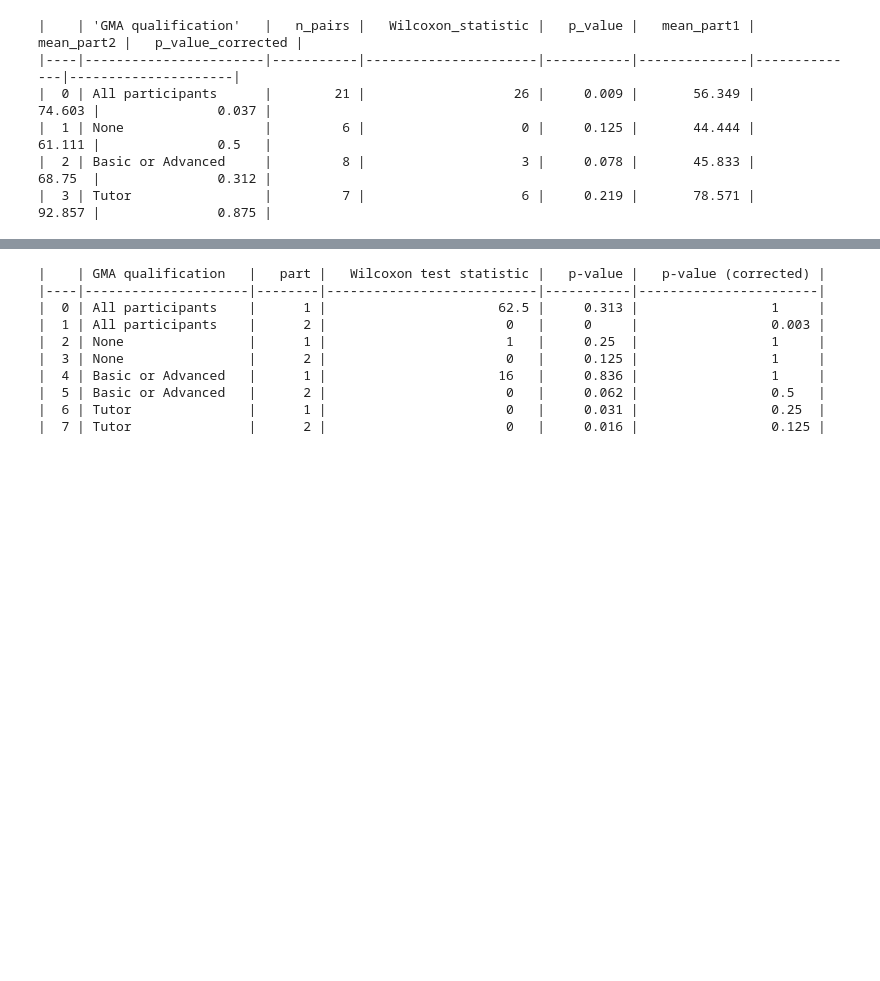
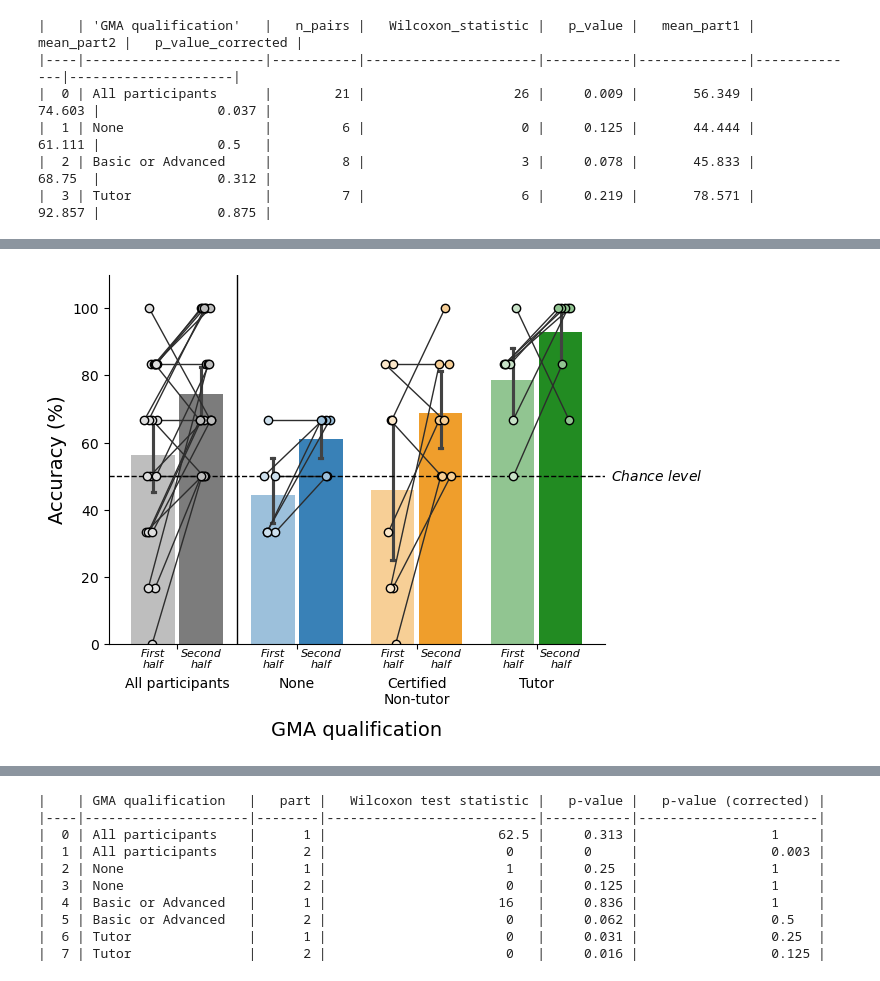
Before and after one commit to kpatsis97/GMA_skeleton_rater, a Jupyter notebook: analysis.ipynb, the cells around one changed output, grey strips where cells are left out. Drawn from its saved outputs; the diff is of its cells as text; code cells hidden in the pictures; blank space fills up the shorter version.

```diff
--- a/analysis.ipynb
+++ b/analysis.ipynb
@@ -1074,0 +1096,13 @@ plt.show()
+# %%
+def lighten_color(color, amount=0.5):
+    """
+    Lightens the given color by mixing it with white.
+    amount=0 returns the original color,
+    amount=1 returns white.
+    """
+    try:
+        c = mcolors.to_rgb(color)
+    except ValueError:
+        c = color[:3]  # if RGBA tuple
+
+    return tuple(1 - (1 - channel) * (1 - amount) for channel in c) + (1.0,)
@@ -1074,0 +1136,80 @@ plt.show()
+# %%
+palette = {'All participants': "#7c7c7c", 'None': "#3981B7", 'Basic or Advanced': "#EF9E2C", 'Tutor': 'forestgreen', }# "#ad6af4"
+# %%
+import matplotlib.patches as mpatches
+
+palette_long = [palette[group] if i == 2 else lighten_color(palette[group]) for group in palette for i in [1, 2]]
+
+# ---- barplot ----
+ax = sns.barplot(data = df_parts_all, y='Accuracy', x = 'GMA qualification', hue='part', capsize=0.05, gap=0.1, legend = False)
+
+# sort patches in hopes that color map can also be sorted and then scatter plot will be correct color
+patch_df = pd.DataFrame(list(ax.patches), columns=['patch'])
+patch_df['x'] = patch_df['patch'].apply(lambda x:x.get_x())
+patch_df['height'] = patch_df['patch'].apply(lambda x:x.get_height())
+patch_df = patch_df[patch_df['height']>0]
+patch_df.sort_values(by = 'x', inplace = True)
+
+for i, patch in enumerate(patch_df['patch'].values):
+    patch.set_facecolor(palette_long[i])
+
+# ---- scatter plot with joining lines for each participant ----
+x_pos = {subgroups[0]: 0, subgroups[1]: 1, subgroups[2]: 2, subgroups[3]: 3}
+
+for id, exp in df_parts_all[['ID', 'GMA qualification']].drop_duplicates().values:
+    df_temp = df_parts_all[(df_parts_all['ID'] == id) & (df_parts_all['GMA qualification'] == exp)]
+    x = [x_pos[exp] - width/2 - 0.05 + np.random.uniform(-0.06, 0.06),
+         x_pos[exp] + width/2 + 0.05 + np.random.uniform(-0.06, 0.06)]
+
+    ax.plot(x, df_temp['Accuracy'], linewidth=1, color ="#2D2D2D")
+    for i in [0, 1]:
+        ax.scatter(x[i], df_temp['Accuracy'].iloc[i], color=lighten_color(palette_long[x_pos[exp]*2+i]), edgecolors='k', zorder=10)
+
+text = ['First\nhalf', 'Second\nhalf']*4
+for i, x_pos in enumerate(patch_df['x'].values):
+    ax.text(x_pos+patch_df['patch'][0].get_width()/2, y=-7, s = text[i], fontsize = 8, horizontalalignment='center', style = 'italic')
+
+
+# ---- labels and legend ----
+ax.set_ylabel('Accuracy (%)', fontsize=14)
+ax.set_xlabel('GMA qualification', fontsize=14, labelpad=10)
+ax.set_xticks([0, 1, 2, 3])
+sns.despine()
+ax.spines['bottom'].set_zorder(1e5)
+ax.set_xticklabels(['All participants', 'None', 'Certified\nNon-tutor', 'Tutor'])
+ax.tick_params(axis='x', which='major', pad=20)  # move the tick labels
+
+ax.set_ylim(0, 110)
+
+# Build a list of legend entries
+# legend_handles = []
+
+# # We'll create one patch per (GMA qualification, part) combination
+# # or you can choose only hue categories, depending on what you want to show
+# for (x_cat, hue_cat), color in color_map.items():
+#     label = f"{x_cat}"  # customize label text if desired
+#     patch = mpatches.Patch(facecolor=color, edgecolor=None, label=label)
+#     legend_handles.append(patch)
+
+# # legend_handles = [mpatches.Patch(facecolor=lighten_color(palette['None']), edgecolor=None, label='First half'),
+# #                   mpatches.Patch(facecolor=palette['None'], edgecolor=None, label='Second half')
+# # ]
+
+# # # # Add legend to the axis
+# ax.legend(
+#     handles=legend_handles,#[legend_handles[0], legend_handles[1]],
+#     # title='Part | GMA qualification',
+#     frameon=False,
+#     ncol=2,      # adjust columns if you like
+#     bbox_to_anchor=(0.5, 1.12),  # optional: place outside the plot
+#     loc='upper center'
+# )
+ax.axhline(y = 50, color = 'k', linestyle = '--', linewidth = 1)
+ax.axvline(x = 0.5, color = 'k', linestyle = '-', linewidth = 1)
+
+plt.text(4, 50, r"$\it{Chance\ level}$", ha='center', va='center')
+
+# plt.savefig('Accuracy_warmingup_effect.png', dpi=300, bbox_inches='tight')
+plt.show()
+# %% [output]
+[figure, added]
```
Also changed, not shown: parts of 10 cells of this notebook.
